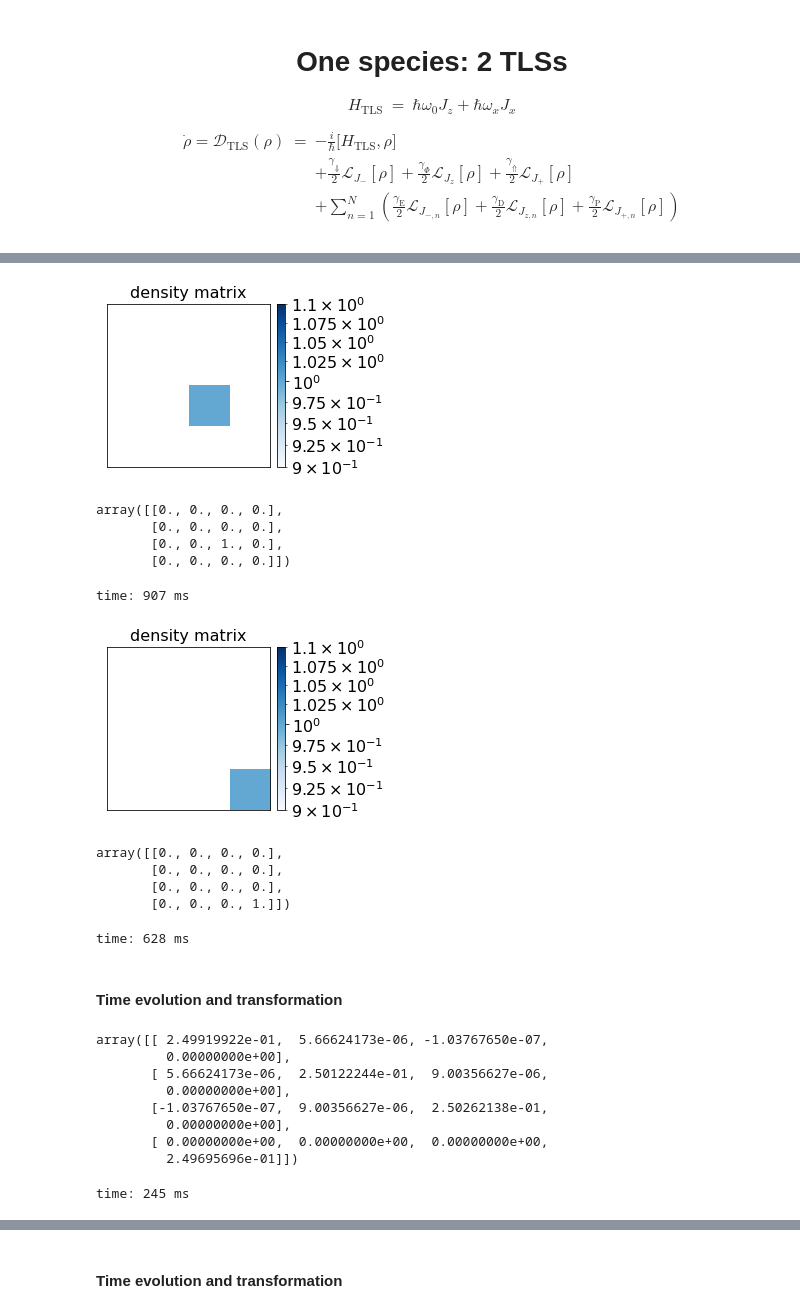
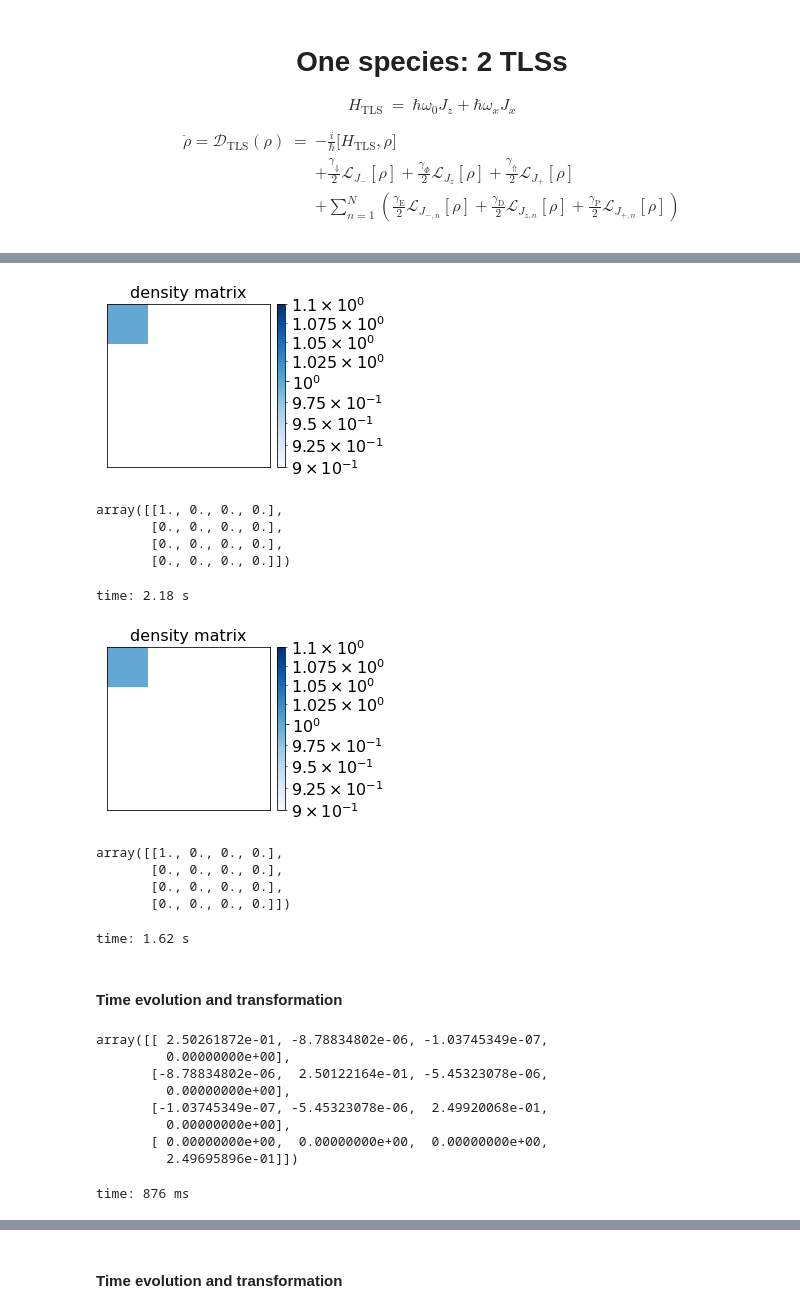
Before and after one commit to marcello-negri/BipartiteQuantumSystems, a Jupyter notebook: density_matrix_check.ipynb, the cells around one changed output, grey strips where cells are left out. Cells and saved outputs as stored; diff of their text form; code cells hidden in the pictures.

```diff
--- a/density_matrix_check.ipynb
+++ b/density_matrix_check.ipynb
@@ -101,25 +101,25 @@ time: 35.9 ms
 # %%
-initial_state_piqs = piqs.ground(N)
+initial_state_piqs = piqs.excited(N)
 plot_state(initial_state_piqs)
 np.real(initial_state_piqs)
 # %% [output]
-[figure, old version]
+[figure, new version]
-array([[0., 0., 0., 0.],
+array([[1., 0., 0., 0.],
        [0., 0., 0., 0.],
-       [0., 0., 1., 0.],
+       [0., 0., 0., 0.],
        [0., 0., 0., 0.]])
-time: 907 ms
+time: 2.18 s
 # %%
 initial_state_qutip = Qobj(np.dot(np.dot(dicke_to_unc, initial_state_piqs), unc_to_dicke))
 plot_state(initial_state_qutip)
 np.real(initial_state_qutip)
 # %% [output]
-[figure, old version]
+[figure, new version]
-array([[0., 0., 0., 0.],
+array([[1., 0., 0., 0.],
        [0., 0., 0., 0.],
        [0., 0., 0., 0.],
-       [0., 0., 0., 1.]])
+       [0., 0., 0., 0.]])
-time: 628 ms
+time: 1.62 s
 # %% [markdown]
 #### Time evolution and transformation
 # %%
@@ -127,15 +127,15 @@ piqs_state = library.one_species_piqs_mesolve(2, initial_state_piqs)[-1]
 piqs_state = np.array(piqs_state)
 np.real(piqs_state)
 # %% [output]
-array([[ 2.49919922e-01,  5.66624173e-06, -1.03767650e-07,
+array([[ 2.50261872e-01, -8.78834802e-06, -1.03745349e-07,
          0.00000000e+00],
-       [ 5.66624173e-06,  2.50122244e-01,  9.00356627e-06,
+       [-8.78834802e-06,  2.50122164e-01, -5.45323078e-06,
          0.00000000e+00],
-       [-1.03767650e-07,  9.00356627e-06,  2.50262138e-01,
+       [-1.03745349e-07, -5.45323078e-06,  2.49920068e-01,
          0.00000000e+00],
        [ 0.00000000e+00,  0.00000000e+00,  0.00000000e+00,
-         2.49695696e-01]])
+         2.49695896e-01]])
-time: 245 ms
+time: 876 ms
 # %%
 qutip_state = np.array(library.one_species_qutip_mesolve(2, initial_state_qutip)[-1])
 np.real(qutip_state)
```
Also changed, not shown: parts of 44 cells of this notebook, 2 other files.
